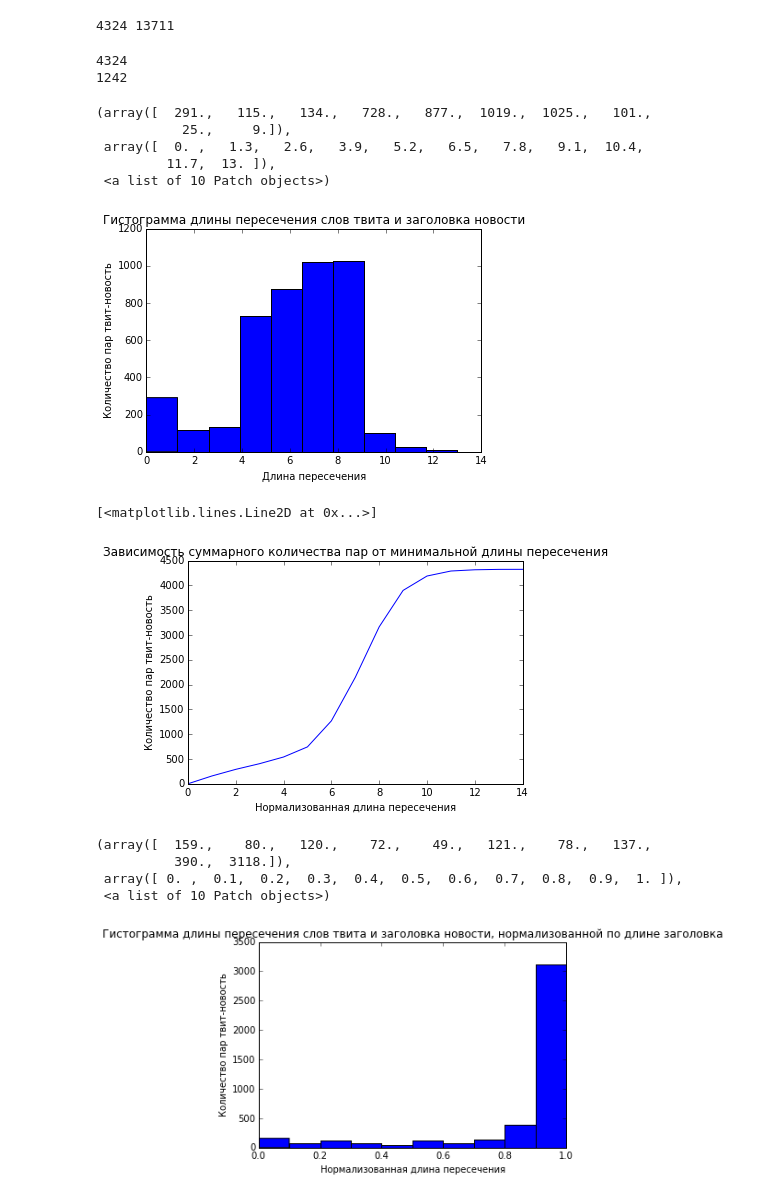
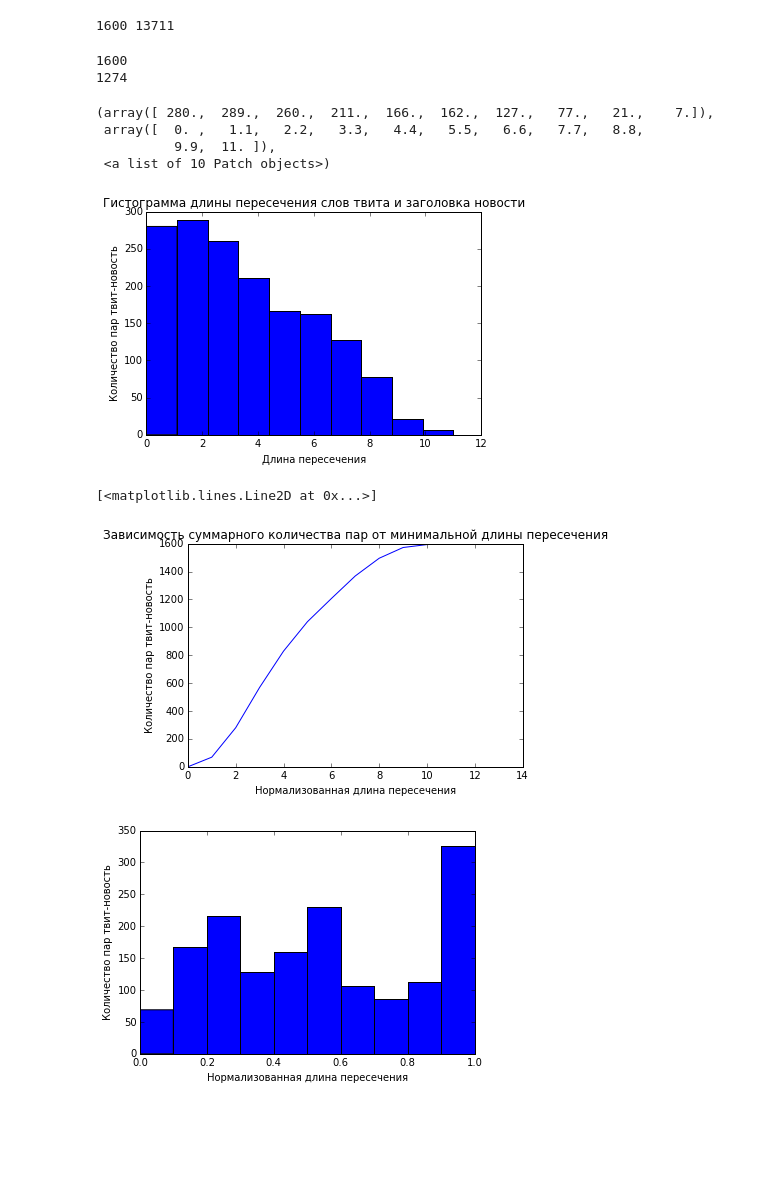
Before and after one commit to art-vybor/twnews, a Jupyter notebook: notebooks/dataset_problem.ipynb, the cells around one changed output. Saved outputs shown, nothing was run; the diff lists cells and outputs as text; code cells hidden in the pictures; blank space fills up the shorter version.

```diff
--- a/notebooks/dataset_problem.ipynb
+++ b/notebooks/dataset_problem.ipynb
@@ -10,7 +10,7 @@ from twnews.utils.memoize import load
 from twnews.utils.text_processors import to_unicode, is_word
 from nltk.tokenize import word_tokenize
 
-dataset = load('dataset')
+dataset = load('dataset_manual_0.0', '/home/avybornov/twnews_data_april/gold_dataset')
 stopwords = stopwords.words('russian')
 # %%
 def split_text(text):
@@ -20,8 +20,8 @@ def split_text(text):
     words = filter(lambda x: x not in stopwords, words)
     return set(words)
 
-tweets = dataset.tweets.get_dataset_texts()
-news = dataset.news.get_dataset_texts()
+tweets = dataset.tweets.get_documents()
+news = dataset.news.get_documents()
 print len(tweets), len(news)
 
 # tweets_dict = {}
@@ -32,7 +32,7 @@ print len(tweets), len(news)
 # for single_news in news:
 #     news_dict[single_news] = split_text(single_news.title)
 # %% [output]
-4324 13711
+1600 13711
 # %%
 def prnt(l):
     for x,s in l:
@@ -70,8 +70,8 @@ print len([ x for x in intersection_lengths_normalized_by_news if x < 1.0])
 #        break
 #print intersection_lengths
 # %% [output]
-4324
-1242
+1600
+1274
 # %%
 # hist = {}
 # for x in intersection_lengths:
@@ -94,12 +94,11 @@ plt.ylabel(u'Количество пар твит-новость')
 
 plt.hist(intersection_lengths)
 # %% [output]
-(array([  291.,   115.,   134.,   728.,   877.,  1019.,  1025.,   101.,
-           25.,     9.]),
- array([  0. ,   1.3,   2.6,   3.9,   5.2,   6.5,   7.8,   9.1,  10.4,
-         11.7,  13. ]),
+(array([ 280.,  289.,  260.,  211.,  166.,  162.,  127.,   77.,   21.,    7.]),
+ array([  0. ,   1.1,   2.2,   3.3,   4.4,   5.5,   6.6,   7.7,   8.8,
+          9.9,  11. ]),
  <a list of 10 Patch objects>)
-[figure, old version]
+[figure, new version]
 # %%
 import numpy as np
 X = np.arange(0,15,1)
@@ -110,19 +109,16 @@ plt.ylabel(u'Количество пар твит-новость')
 plt.plot(X,Y)
 # %% [output]
 [<matplotlib.lines.Line2D at 0x...>]
-[figure, old version]
+[figure, new version]
 # %%
-plt.title(u'Гистограмма длины пересечения слов твита и заголовка новости, нормализованной по длине заголовка')
+#plt.title(u'Гистограмма длины пересечения слов твита и заголовка новости, нормализованной по длине заголовка')
 plt.xlabel(u'Нормализованная длина пересечения')
 plt.ylabel(u'Количество пар твит-новость')
 
 plt.hist(intersection_lengths_normalized_by_news)
+plt.savefig('dataset_manual_normalized_intersect_histogram.png', dpi=1000)
 # %% [output]
-(array([  159.,    80.,   120.,    72.,    49.,   121.,    78.,   137.,
-          390.,  3118.]),
- array([ 0. ,  0.1,  0.2,  0.3,  0.4,  0.5,  0.6,  0.7,  0.8,  0.9,  1. ]),
- <a list of 10 Patch objects>)
-[figure, old version]
+[figure, new version]
 # %%
 # plt.title(u'Гистограмма длины пересечения слов твита и заголовка новости, нормализованной по длине твита')
 # plt.xlabel(u'Нормализованная длина пересечения')
```
Also changed, not shown: parts of 4 cells of this notebook, 21 other files.
